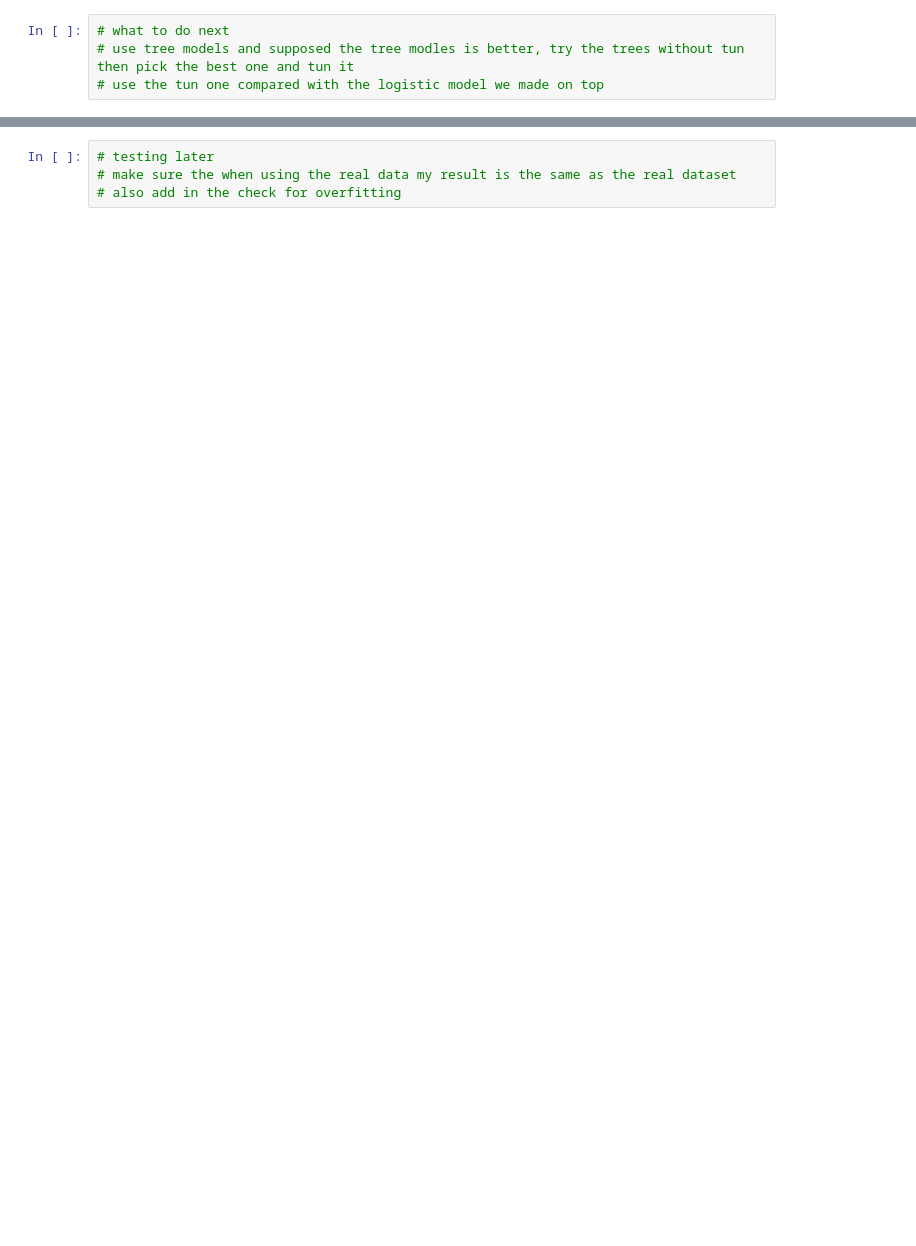
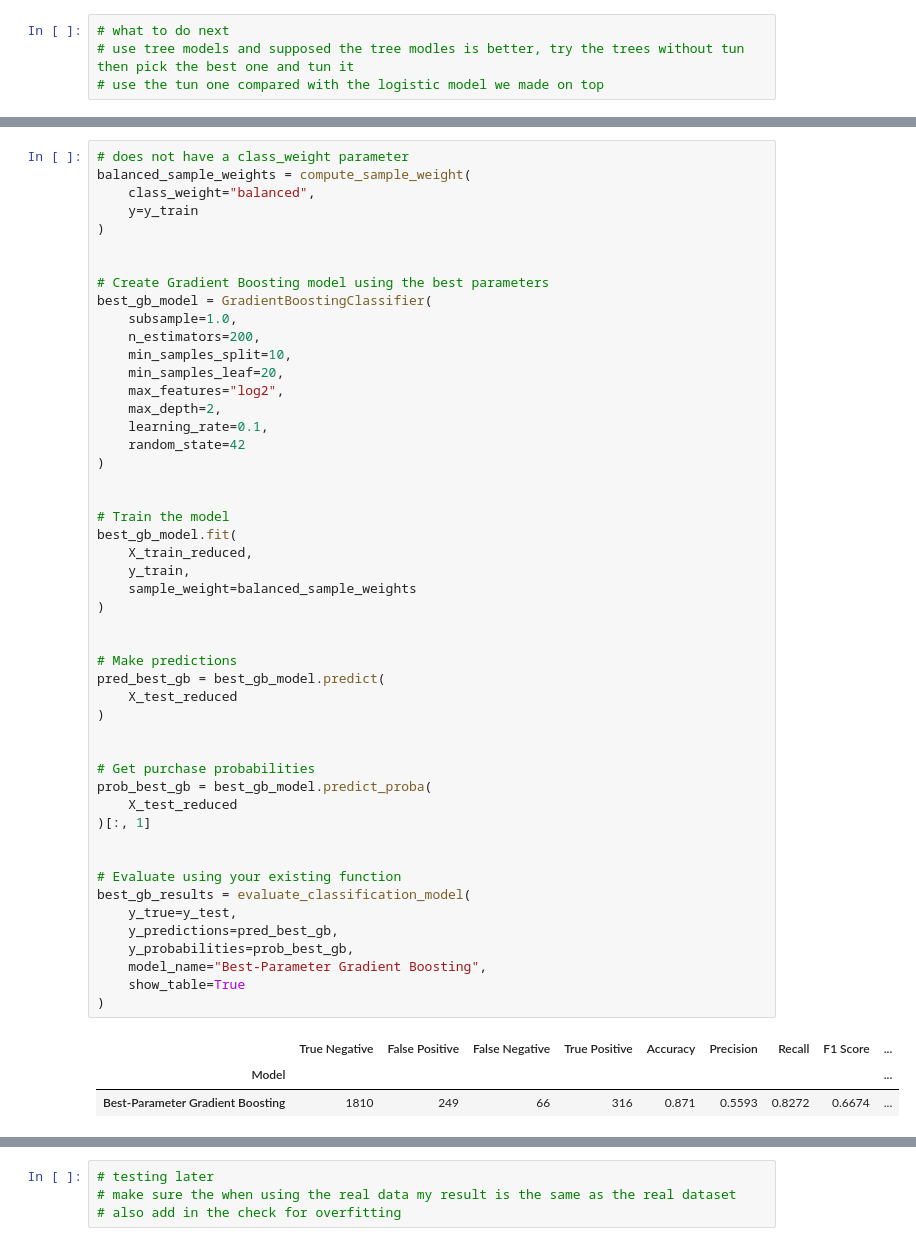
Before and after one commit to liaoxiaoyang3-prog/MLDP_project, a Jupyter notebook: MLDP.ipynb, the cells around one changed output, grey strips where cells are left out. Saved outputs shown, nothing was run; the diff lists cells and outputs as text; blank space fills up the shorter version.

```diff
--- a/MLDP.ipynb
+++ b/MLDP.ipynb
@@ -2381,0 +2302,53 @@ weighted avg       0.90      0.87      0.88      2441
+# %%
+# does not have a class_weight parameter
+balanced_sample_weights = compute_sample_weight(
+    class_weight="balanced",
+    y=y_train
+)
+
+
+# Create Gradient Boosting model using the best parameters
+best_gb_model = GradientBoostingClassifier(
+    subsample=1.0,
+    n_estimators=200,
+    min_samples_split=10,
+    min_samples_leaf=20,
+    max_features="log2",
+    max_depth=2,
+    learning_rate=0.1,
+    random_state=42
+)
+
+
+# Train the model
+best_gb_model.fit(
+    X_train_reduced,
+    y_train,
+    sample_weight=balanced_sample_weights
+)
+
+
+# Make predictions
+pred_best_gb = best_gb_model.predict(
+    X_test_reduced
+)
+
+
+# Get purchase probabilities
+prob_best_gb = best_gb_model.predict_proba(
+    X_test_reduced
+)[:, 1]
+
+
+# Evaluate using your existing function
+best_gb_results = evaluate_classification_model(
+    y_true=y_test,
+    y_predictions=pred_best_gb,
+    y_probabilities=prob_best_gb,
+    model_name="Best-Parameter Gradient Boosting",
+    show_table=True
+)
+# %% [output]
+|  | True Negative | False Positive | False Negative | True Positive | Accuracy | Precision | Recall | F1 Score | ... |
+| Model |  |  |  |  |  |  |  |  | ... |
+| Best-Parameter Gradient Boosting | 1810 | 249 | 66 | 316 | 0.871 | 0.5593 | 0.8272 | 0.6674 | ... |
```
Also changed, not shown: parts of 76 cells of this notebook, 2 other files.
